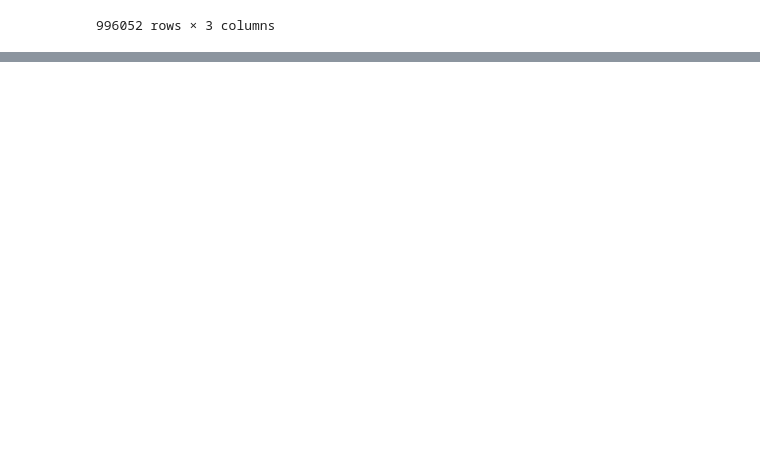
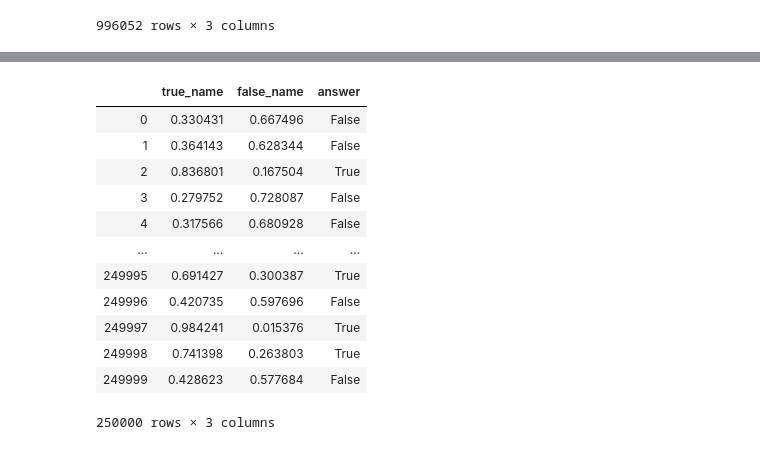
Before and after one commit to vanavski/Kontur_ML_task, a Jupyter notebook: Convolutional Neural Network.ipynb, the cells around one changed output, grey strips where cells are left out. Cells and saved outputs as stored; diff of their text form; code cells hidden in the pictures; blank space fills up the shorter version.

```diff
--- a/Convolutional Neural Network.ipynb
+++ b/Convolutional Neural Network.ipynb
@@ -353,0 +381,20 @@ td[td['true_name'] > 0.5]['true_name'].count()
+# %%
+for i in tqdm(range(len(k))):
+    if (k['true_name'][i] >= 0.5):
+        k.loc[i, 'answer'] = True
+# %%
+k
+# %% [output]
+|  | true_name | false_name | answer |
+| 0 | 0.330431 | 0.667496 | False |
+| 1 | 0.364143 | 0.628344 | False |
+| 2 | 0.836801 | 0.167504 | True |
+| 3 | 0.279752 | 0.728087 | False |
+| 4 | 0.317566 | 0.680928 | False |
+| ... | ... | ... | ... |
+| 249995 | 0.691427 | 0.300387 | True |
+| 249996 | 0.420735 | 0.597696 | False |
+| 249997 | 0.984241 | 0.015376 | True |
+| 249998 | 0.741398 | 0.263803 | True |
+| 249999 | 0.428623 | 0.577684 | False |
+250000 rows × 3 columns
```
Also changed, not shown: parts of 17 cells of this notebook.
